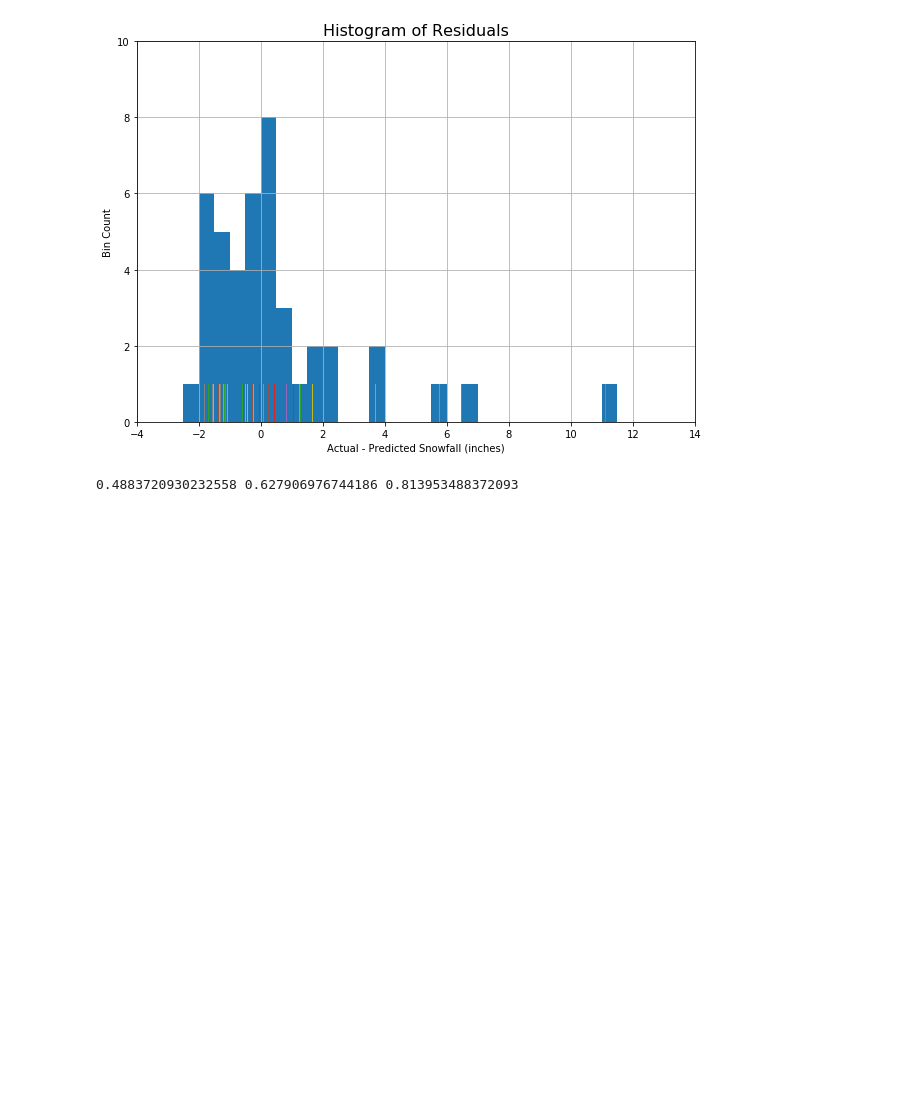
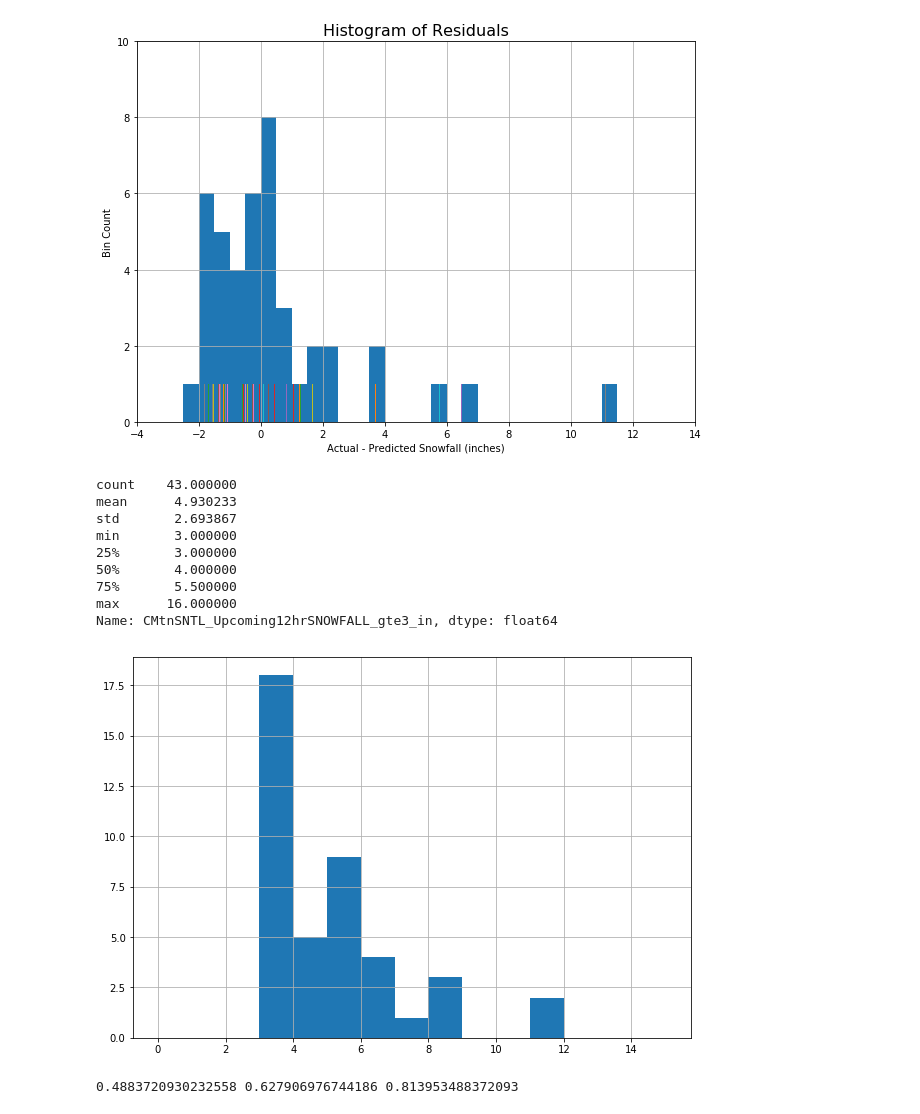
Before and after one commit to dustinrapp/Capstone_Springboard_Intermediate_Python, a Jupyter notebook: Projects/5a_OLS_Surface_2006_2017_Train.ipynb, the cells around one changed output. Cells and saved outputs as stored; diff of their text form; code cells hidden in the pictures; blank space fills up the shorter version.

Commit message:
added draft snowfall histograms

```diff
--- a/Projects/5a_OLS_Surface_2006_2017_Train.ipynb
+++ b/Projects/5a_OLS_Surface_2006_2017_Train.ipynb
@@ -757,6 +757,20 @@ plt.title('Histogram of Residuals', fontsize = 16)
 # %% [output]
 Text(0.5,1,'Histogram of Residuals')
 [figure]
+# %%
+hist = actual_snf[idx].hist(figsize=(10,7), bins = np.arange(0,16,1))
+print(actual_snf[idx].describe())
+# %% [output]
+count    43.000000
+mean      4.930233
+std       2.693867
+min       3.000000
+25%       3.000000
+50%       4.000000
+75%       5.500000
+max      16.000000
+Name: CMtnSNTL_Upcoming12hrSNOWFALL_gte3_in, dtype: float64
+[figure, added]
 # %%
 
 PercentSuccess1 = len([x for x in diff if abs(x)<=1])/len(diff)
```
